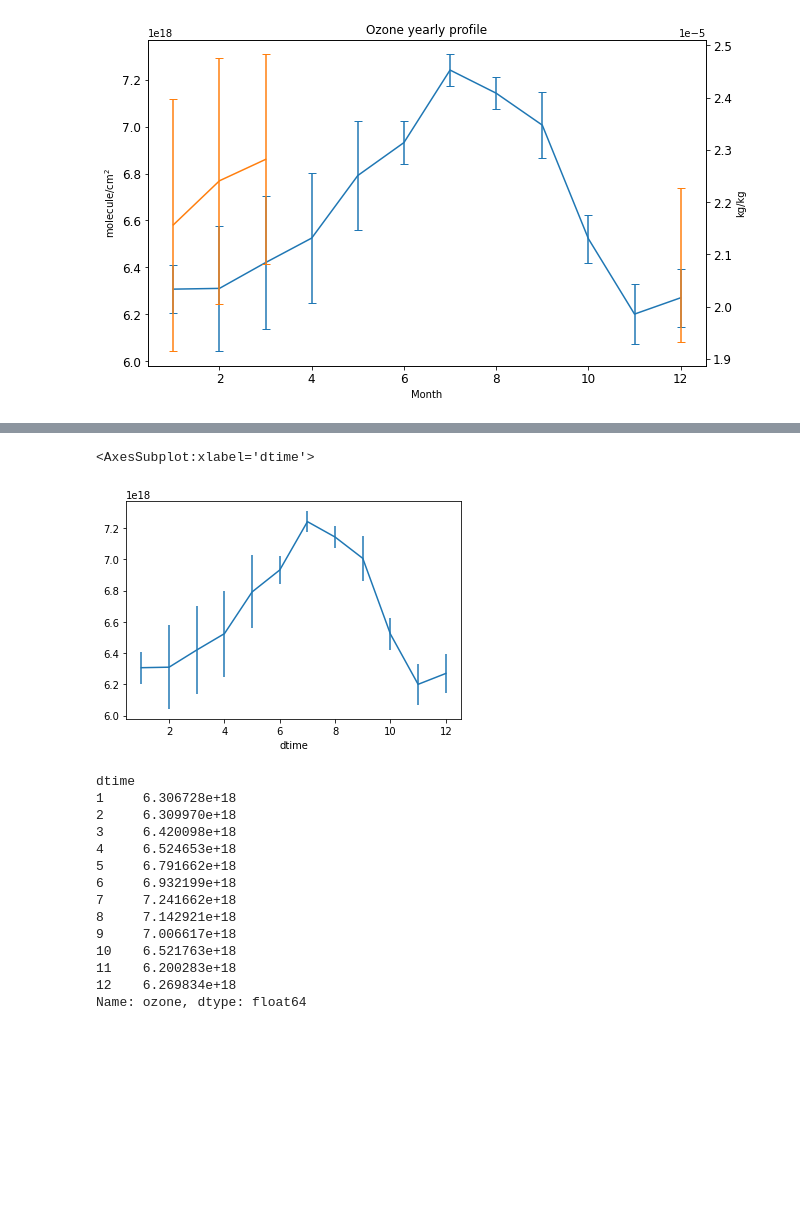
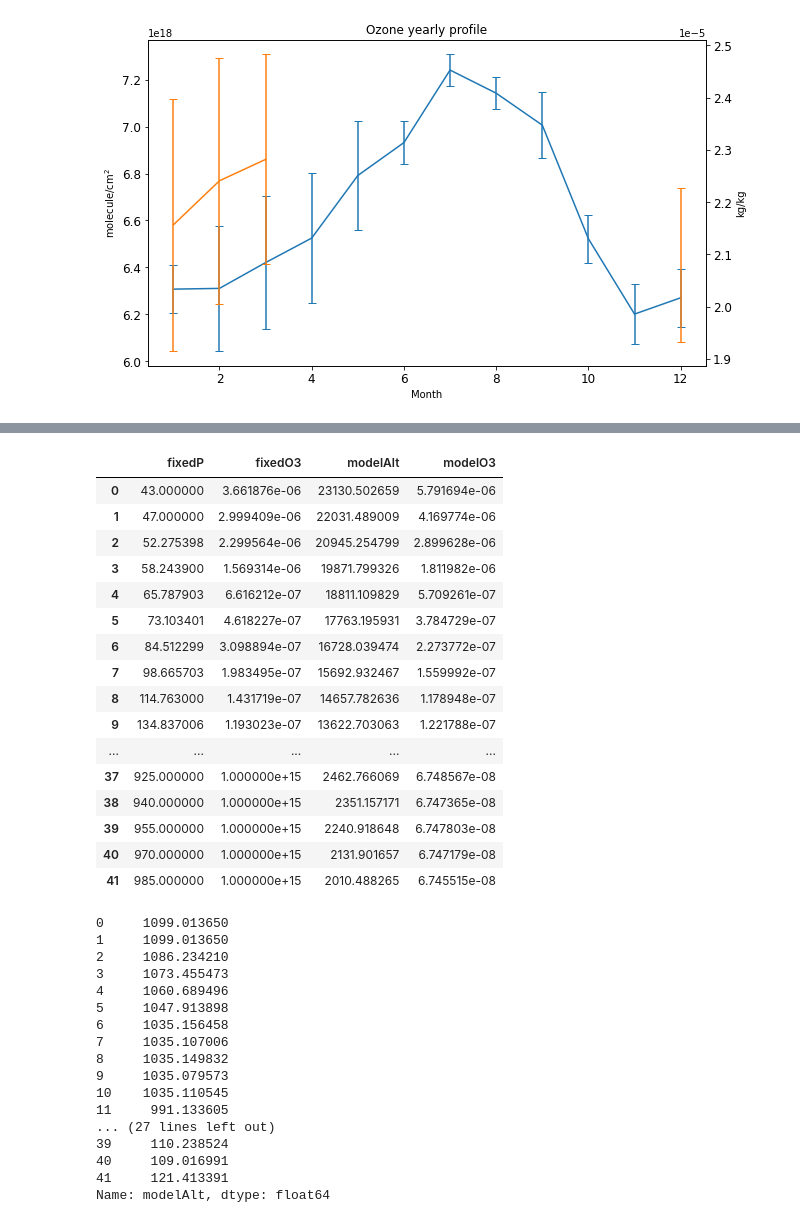
Before and after one commit to mixtli-c/cca-jupyter, a Jupyter notebook: pandonia-merra.ipynb, the cells around one changed output, grey strips where cells are left out. Cells and saved outputs as stored; diff of their text form; code cells hidden in the pictures; blank space fills up the shorter version.

```diff
--- a/pandonia-merra.ipynb
+++ b/pandonia-merra.ipynb
@@ -143,22 +82,49 @@ Name: ozone, dtype: float64
-# %%
-tslocmeanmt.plot(style='.-',yerr=tslocstdmt)
-# %% [output]
-<AxesSubplot:xlabel='dtime'>
-[figure, removed]
-# %%
-tslocmeanmt
-# %% [output]
-dtime
-1     6.306728e+18
-2     6.309970e+18
-3     6.420098e+18
-4     6.524653e+18
-5     6.791662e+18
-6     6.932199e+18
-7     7.241662e+18
-8     7.142921e+18
-9     7.006617e+18
-10    6.521763e+18
-11    6.200283e+18
-12    6.269834e+18
-Name: ozone, dtype: float64
+# %%
+testdf = pd.read_csv(filename)
+testdf.set_axis(['fixedP','fixedO3','modelP','modelO3'], axis=1, inplace=True)
+tdfa = testdf[testdf['modelP'] <= 226.32].assign(modelP=((1.73-np.log(testdf.modelP/226.32))/0.000157))
+tdfb = testdf[testdf['modelP'] > 226.32].assign(modelP=((1-(testdf.modelP/1013.25)**(1/5.25588))/2.25577e-5))
+testdf2=tdfa.append(tdfb)
+testdf2.set_axis(['fixedP','fixedO3','modelAlt','modelO3'], axis=1, inplace=True)
+testdf2
+# %% [output]
+|  | fixedP | fixedO3 | modelAlt | modelO3 |
+| 0 | 43.000000 | 3.661876e-06 | 23130.502659 | 5.791694e-06 |
+| 1 | 47.000000 | 2.999409e-06 | 22031.489009 | 4.169774e-06 |
+| 2 | 52.275398 | 2.299564e-06 | 20945.254799 | 2.899628e-06 |
+| 3 | 58.243900 | 1.569314e-06 | 19871.799326 | 1.811982e-06 |
+| 4 | 65.787903 | 6.616212e-07 | 18811.109829 | 5.709261e-07 |
+| 5 | 73.103401 | 4.618227e-07 | 17763.195931 | 3.784729e-07 |
+| 6 | 84.512299 | 3.098894e-07 | 16728.039474 | 2.273772e-07 |
+| 7 | 98.665703 | 1.983495e-07 | 15692.932467 | 1.559992e-07 |
+| 8 | 114.763000 | 1.431719e-07 | 14657.782636 | 1.178948e-07 |
+| 9 | 134.837006 | 1.193023e-07 | 13622.703063 | 1.221788e-07 |
+| ... | ... | ... | ... | ... |
+| 37 | 925.000000 | 1.000000e+15 | 2462.766069 | 6.748567e-08 |
+| 38 | 940.000000 | 1.000000e+15 | 2351.157171 | 6.747365e-08 |
+| 39 | 955.000000 | 1.000000e+15 | 2240.918648 | 6.747803e-08 |
+| 40 | 970.000000 | 1.000000e+15 | 2131.901657 | 6.747179e-08 |
+| 41 | 985.000000 | 1.000000e+15 | 2010.488265 | 6.745515e-08 |
+# %%
+altdiff=testdf2.modelAlt.diff()
+altdiff=altdiff.replace(altdiff[0],altdiff[1])
+altdiff=-altdiff
+altdiff
+# %% [output]
+0     1099.013650
+1     1099.013650
+2     1086.234210
+3     1073.455473
+4     1060.689496
+5     1047.913898
+6     1035.156458
+7     1035.107006
+8     1035.149832
+9     1035.079573
+10    1035.110545
+11     991.133605
+... (27 lines left out)
+39     110.238524
+40     109.016991
+41     121.413391
+Name: modelAlt, dtype: float64
```
Also changed, not shown: parts of 10 cells of this notebook.
